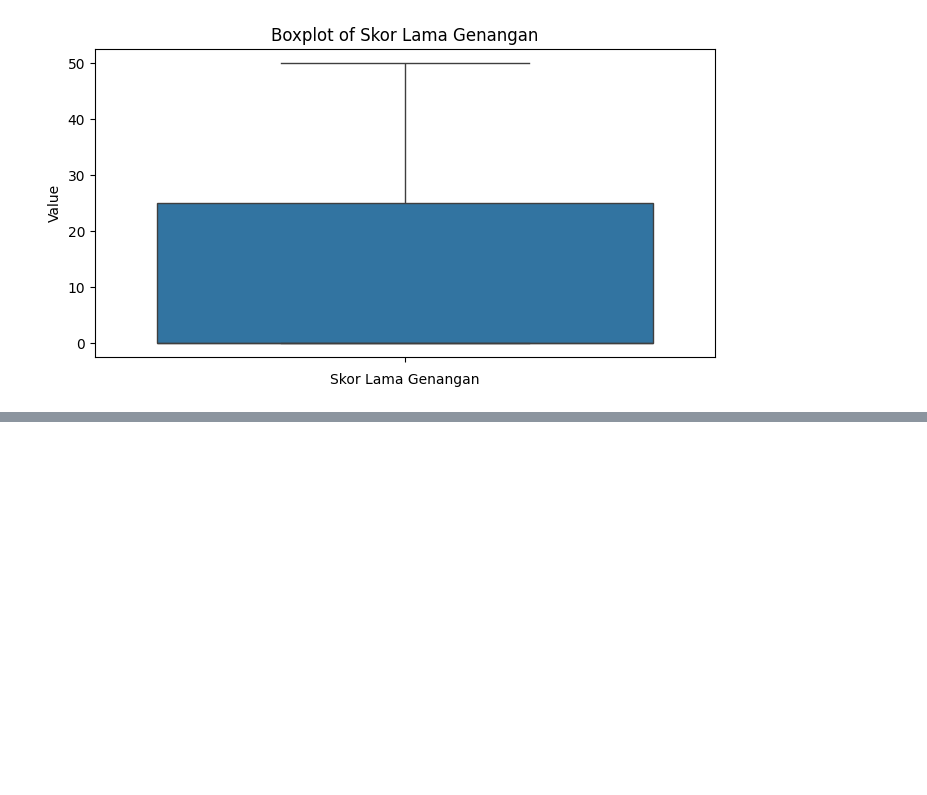
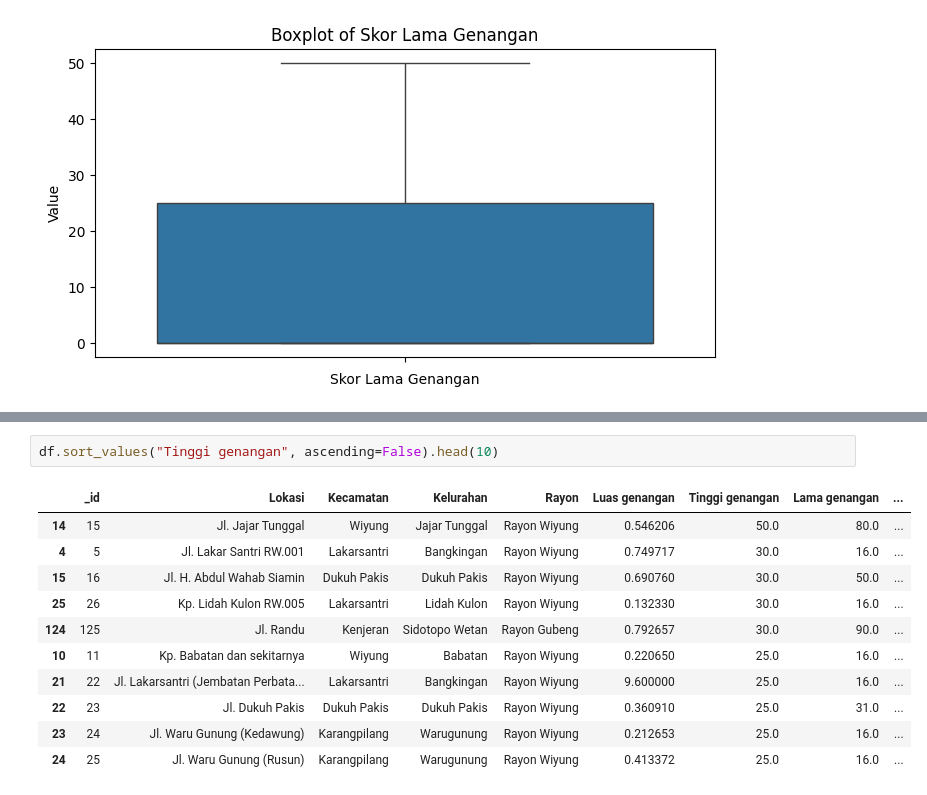
Before and after one commit to izamrosiawan/ss-code-semester-3, a Jupyter notebook: ipsd/minggu-5/praktikum-5.ipynb, the cells around one changed output, grey strips where cells are left out. Drawn from its saved outputs; the diff is of its cells as text; blank space fills up the shorter version.

```diff
--- a/ipsd/minggu-5/praktikum-5.ipynb
+++ b/ipsd/minggu-5/praktikum-5.ipynb
@@ -293,0 +340,14 @@ for col in df_num:
+# %%
+df.sort_values("Tinggi genangan", ascending=False).head(10)
+# %% [output]
+|  | _id | Lokasi | Kecamatan | Kelurahan | Rayon | Luas genangan | Tinggi genangan | Lama genangan | ... |
+| 14 | 15 | Jl. Jajar Tunggal | Wiyung | Jajar Tunggal | Rayon Wiyung | 0.546206 | 50.0 | 80.0 | ... |
+| 4 | 5 | Jl. Lakar Santri RW.001 | Lakarsantri | Bangkingan | Rayon Wiyung | 0.749717 | 30.0 | 16.0 | ... |
+| 15 | 16 | Jl. H. Abdul Wahab Siamin | Dukuh Pakis | Dukuh Pakis | Rayon Wiyung | 0.690760 | 30.0 | 50.0 | ... |
+| 25 | 26 | Kp. Lidah Kulon RW.005 | Lakarsantri | Lidah Kulon | Rayon Wiyung | 0.132330 | 30.0 | 16.0 | ... |
+| 124 | 125 | Jl. Randu | Kenjeran | Sidotopo Wetan | Rayon Gubeng | 0.792657 | 30.0 | 90.0 | ... |
+| 10 | 11 | Kp. Babatan dan sekitarnya | Wiyung | Babatan | Rayon Wiyung | 0.220650 | 25.0 | 16.0 | ... |
+| 21 | 22 | Jl. Lakarsantri (Jembatan Perbata... | Lakarsantri | Bangkingan | Rayon Wiyung | 9.600000 | 25.0 | 16.0 | ... |
+| 22 | 23 | Jl. Dukuh Pakis | Dukuh Pakis | Dukuh Pakis | Rayon Wiyung | 0.360910 | 25.0 | 31.0 | ... |
+| 23 | 24 | Jl. Waru Gunung (Kedawung) | Karangpilang | Warugunung | Rayon Wiyung | 0.212653 | 25.0 | 16.0 | ... |
+| 24 | 25 | Jl. Waru Gunung (Rusun) | Karangpilang | Warugunung | Rayon Wiyung | 0.413372 | 25.0 | 16.0 | ... |
```
Also changed, not shown: parts of 4 cells of this notebook.
